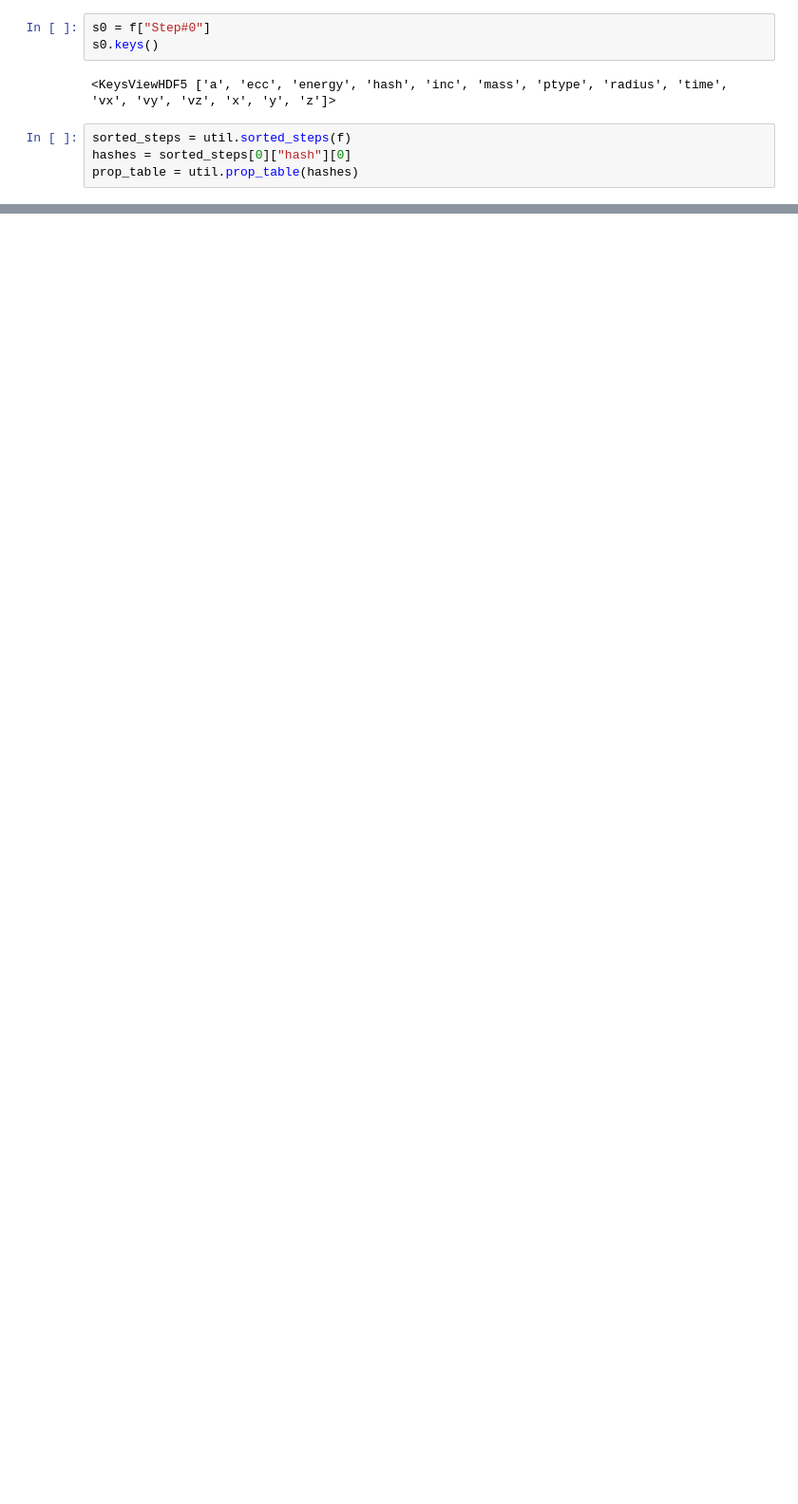
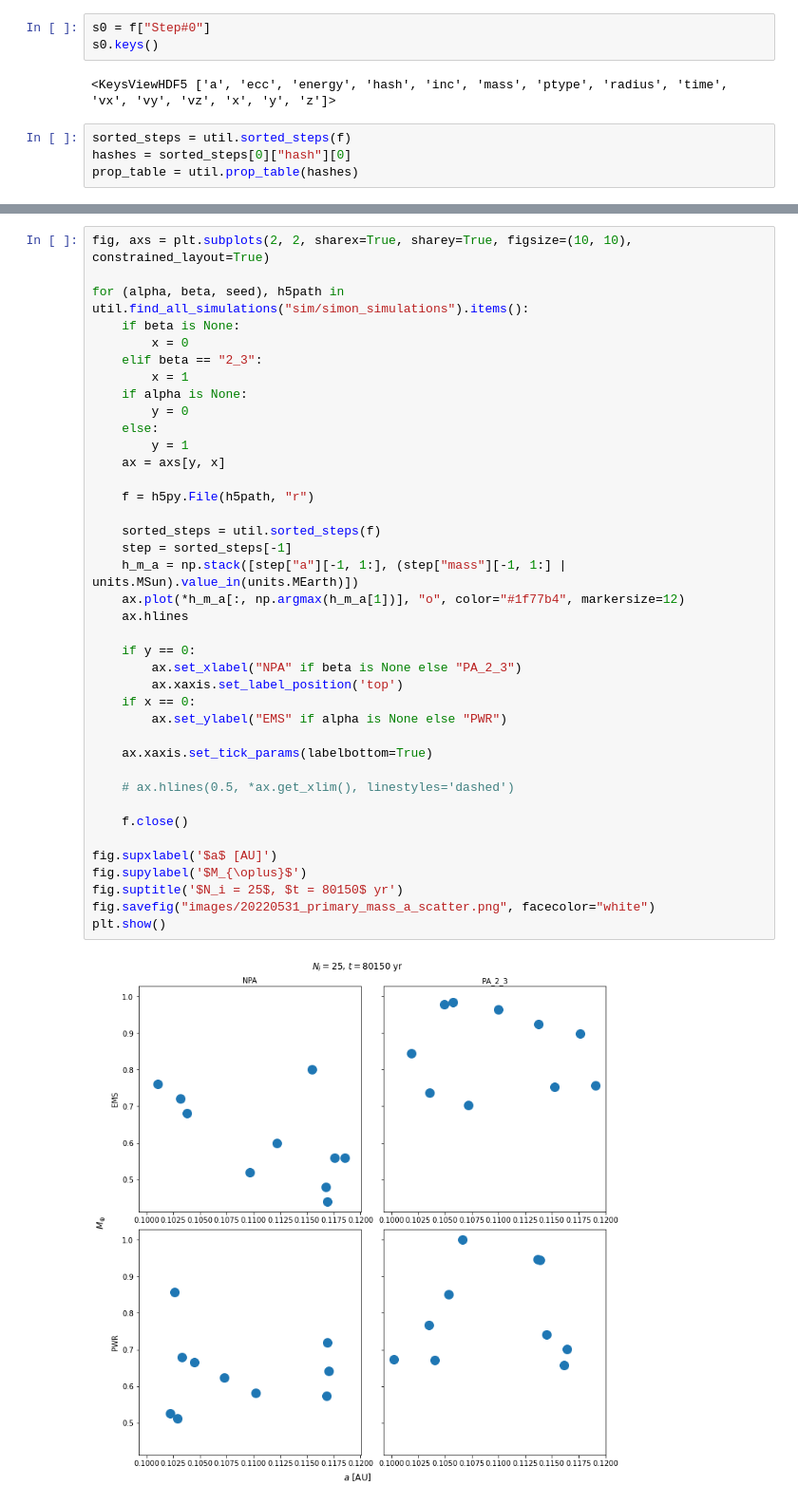
Before and after one commit to cassum-2022-project-21/workspace, a Jupyter notebook: viz.ipynb, the cells around one changed output, grey strips where cells are left out. Shown at 95% size. Drawn from its saved outputs; the diff is of its cells as text; blank space fills up the shorter version.

```diff
--- a/viz.ipynb
+++ b/viz.ipynb
@@ -66,0 +181,41 @@ NotImplementedError: Non-relative patterns are unsupported
+# %%
+fig, axs = plt.subplots(2, 2, sharex=True, sharey=True, figsize=(10, 10), constrained_layout=True)
+
+for (alpha, beta, seed), h5path in util.find_all_simulations("sim/simon_simulations").items():
+    if beta is None:
+        x = 0
+    elif beta == "2_3":
+        x = 1
+    if alpha is None:
+        y = 0
+    else:
+        y = 1
+    ax = axs[y, x]
+
+    f = h5py.File(h5path, "r")
+
+    sorted_steps = util.sorted_steps(f)
+    step = sorted_steps[-1]
+    h_m_a = np.stack([step["a"][-1, 1:], (step["mass"][-1, 1:] | units.MSun).value_in(units.MEarth)])
+    ax.plot(*h_m_a[:, np.argmax(h_m_a[1])], "o", color="#1f77b4", markersize=12)
+    ax.hlines
+
+    if y == 0:
+        ax.set_xlabel("NPA" if beta is None else "PA_2_3")
+        ax.xaxis.set_label_position('top')
+    if x == 0:
+        ax.set_ylabel("EMS" if alpha is None else "PWR")
+
+    ax.xaxis.set_tick_params(labelbottom=True)
+
+    # ax.hlines(0.5, *ax.get_xlim(), linestyles='dashed')
+
+    f.close()
+
+fig.supxlabel('$a$ [AU]')
+fig.supylabel('$M_{\oplus}$')
+fig.suptitle('$N_i = 25$, $t = 80150$ yr')
+fig.savefig("images/20220531_primary_mass_a_scatter.png", facecolor="white")
+plt.show()
+# %% [output]
+[figure, added]
```
Also changed, not shown: parts of 9 cells of this notebook, 4 other files.
